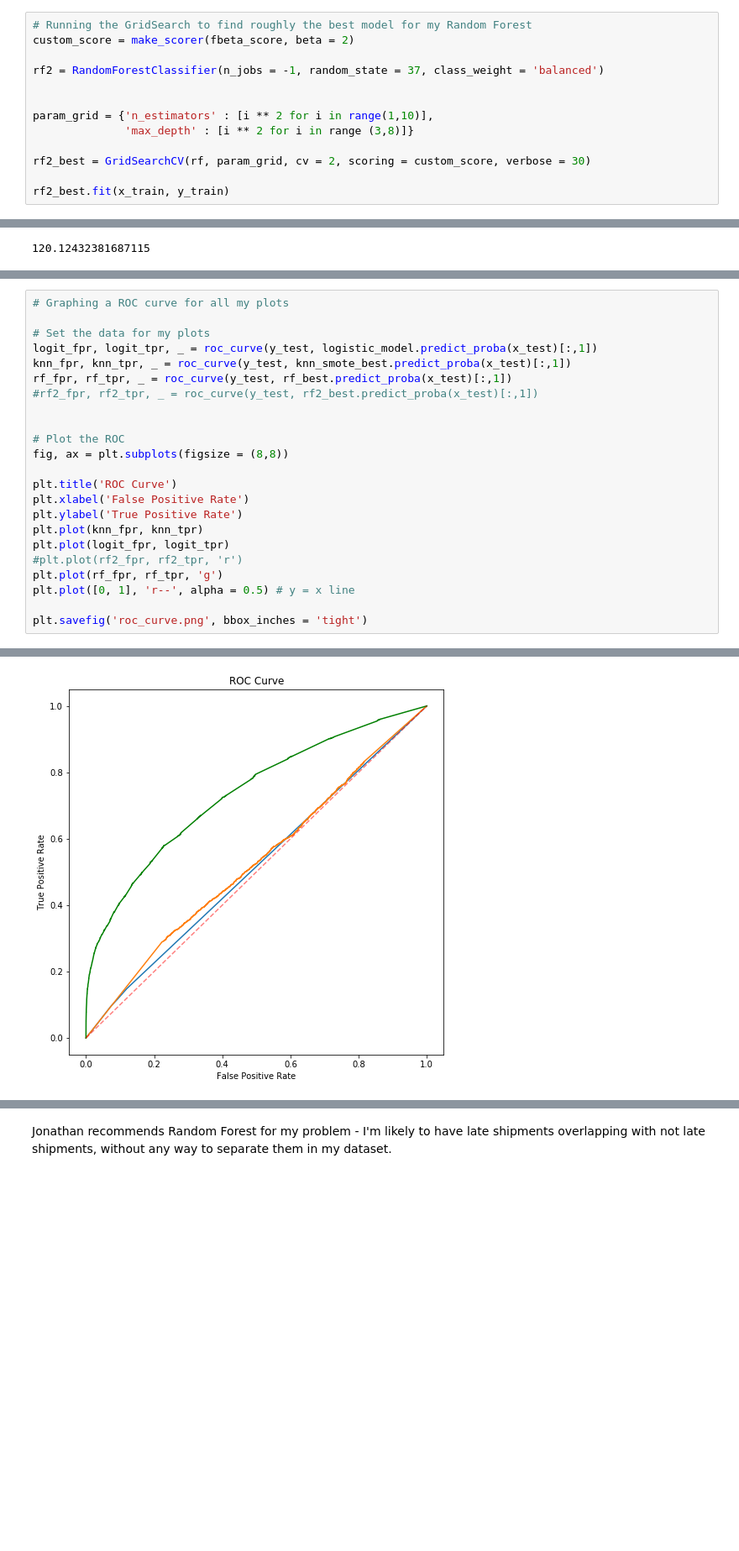
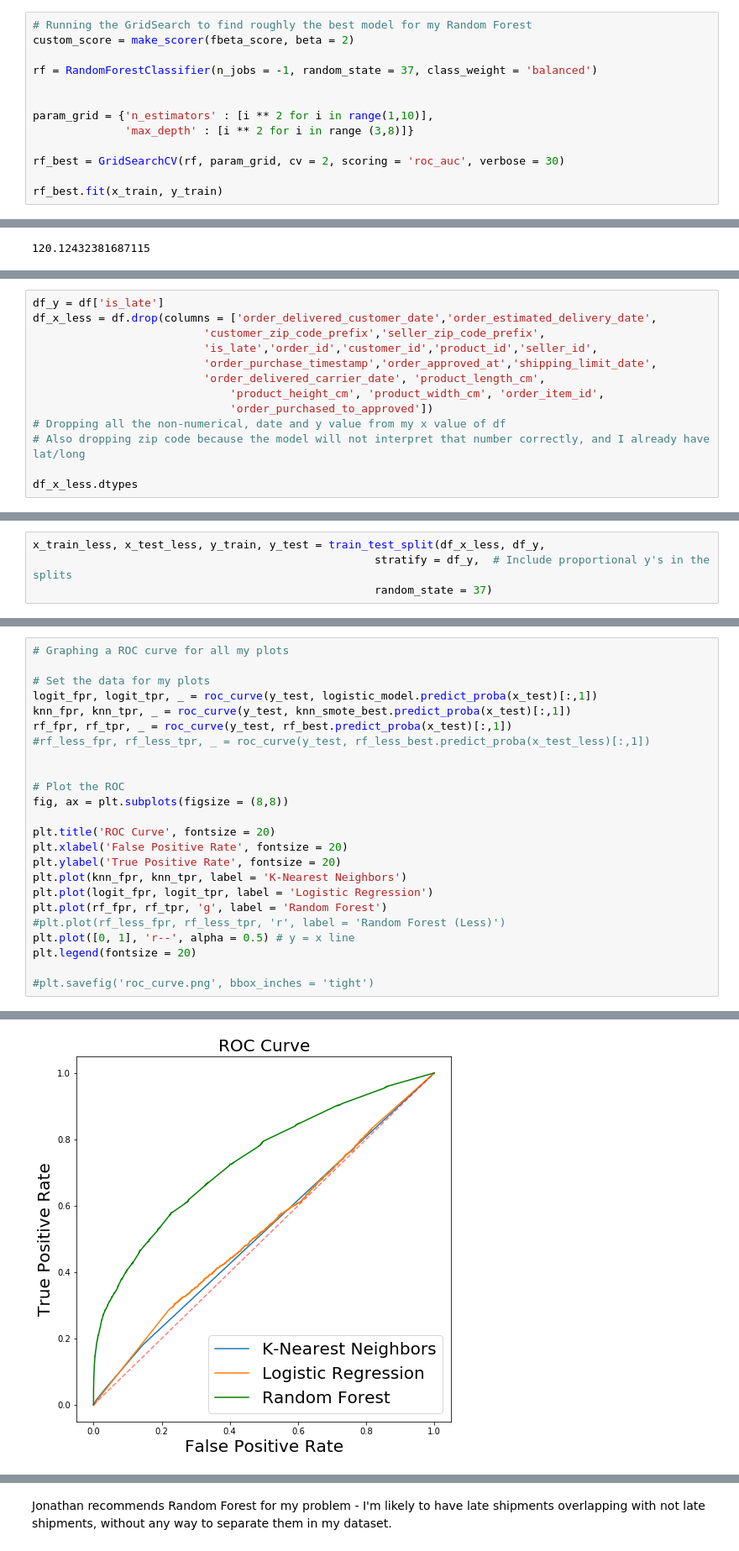
Before and after one commit to Alexandre987/Late_Shipment_Prediction_Olist, a Jupyter notebook: Project_03_Modeling.ipynb, the cells around one changed output, grey strips where cells are left out. Shown: that part at 84% size. Saved outputs shown, nothing was run; the diff lists cells and outputs as text; blank space fills up the shorter version.

```diff
--- a/Project_03_Modeling.ipynb
+++ b/Project_03_Modeling.ipynb
@@ -270,15 +273,15 @@ SMOTE is better than ADASYN in my tests. I will delete ADASYN and use SMOTE from
 # Running the GridSearch to find roughly the best model for my Random Forest
 custom_score = make_scorer(fbeta_score, beta = 2)
 
-rf2 = RandomForestClassifier(n_jobs = -1, random_state = 37, class_weight = 'balanced')
+rf = RandomForestClassifier(n_jobs = -1, random_state = 37, class_weight = 'balanced')
 
 
 param_grid = {'n_estimators' : [i ** 2 for i in range(1,10)],
               'max_depth' : [i ** 2 for i in range (3,8)]}
 
-rf2_best = GridSearchCV(rf, param_grid, cv = 2, scoring = custom_score, verbose = 30)
+rf_best = GridSearchCV(rf, param_grid, cv = 2, scoring = 'roc_auc', verbose = 30)
 
-rf2_best.fit(x_train, y_train)
+rf_best.fit(x_train, y_train)
 # %% [output]
 Fitting 2 folds for each of 45 candidates, totalling 90 fits
 [CV] max_depth=9, n_estimators=1 .....................................
@@ -348,0 +370,13 @@ df_fi.sort_values(by=0, ascending = False)
+# %%
+df_y = df['is_late']
+df_x_less = df.drop(columns = ['order_delivered_customer_date','order_estimated_delivery_date',
+                          'customer_zip_code_prefix','seller_zip_code_prefix',
+                          'is_late','order_id','customer_id','product_id','seller_id',
+                          'order_purchase_timestamp','order_approved_at','shipping_limit_date',
+                          'order_delivered_carrier_date', 'product_length_cm',
+                              'product_height_cm', 'product_width_cm', 'order_item_id',
+                              'order_purchased_to_approved'])
+# Dropping all the non-numerical, date and y value from my x value of df
+# Also dropping zip code because the model will not interpret that number correctly, and I already have lat/long
+
+df_x_less.dtypes
@@ -348,0 +391,4 @@ df_fi.sort_values(by=0, ascending = False)
+# %%
+x_train_less, x_test_less, y_train, y_test = train_test_split(df_x_less, df_y,
+                                                    stratify = df_y,  # Include proportional y's in the splits
+                                                    random_state = 37)
@@ -353,20 +434,21 @@ df_fi.sort_values(by=0, ascending = False)
 logit_fpr, logit_tpr, _ = roc_curve(y_test, logistic_model.predict_proba(x_test)[:,1])
 knn_fpr, knn_tpr, _ = roc_curve(y_test, knn_smote_best.predict_proba(x_test)[:,1])
 rf_fpr, rf_tpr, _ = roc_curve(y_test, rf_best.predict_proba(x_test)[:,1])
-#rf2_fpr, rf2_tpr, _ = roc_curve(y_test, rf2_best.predict_proba(x_test)[:,1])
+#rf_less_fpr, rf_less_tpr, _ = roc_curve(y_test, rf_less_best.predict_proba(x_test_less)[:,1])
 
 
 # Plot the ROC
 fig, ax = plt.subplots(figsize = (8,8))
 
-plt.title('ROC Curve')
-plt.xlabel('False Positive Rate')
-plt.ylabel('True Positive Rate')
-plt.plot(knn_fpr, knn_tpr)
-plt.plot(logit_fpr, logit_tpr)
-#plt.plot(rf2_fpr, rf2_tpr, 'r')
-plt.plot(rf_fpr, rf_tpr, 'g')
+plt.title('ROC Curve', fontsize = 20)
+plt.xlabel('False Positive Rate', fontsize = 20)
+plt.ylabel('True Positive Rate', fontsize = 20)
+plt.plot(knn_fpr, knn_tpr, label = 'K-Nearest Neighbors')
+plt.plot(logit_fpr, logit_tpr, label = 'Logistic Regression')
+plt.plot(rf_fpr, rf_tpr, 'g', label = 'Random Forest')
+#plt.plot(rf_less_fpr, rf_less_tpr, 'r', label = 'Random Forest (Less)')
 plt.plot([0, 1], 'r--', alpha = 0.5) # y = x line
+plt.legend(fontsize = 20)
 
-plt.savefig('roc_curve.png', bbox_inches = 'tight')
+#plt.savefig('roc_curve.png', bbox_inches = 'tight')
 # %% [output]
@@ -373 +456 @@ plt.savefig('roc_curve.png', bbox_inches = 'tight')
-[figure, old version]
+[figure, new version]
```
Also changed, not shown: parts of 31 cells of this notebook, 9 other files.
